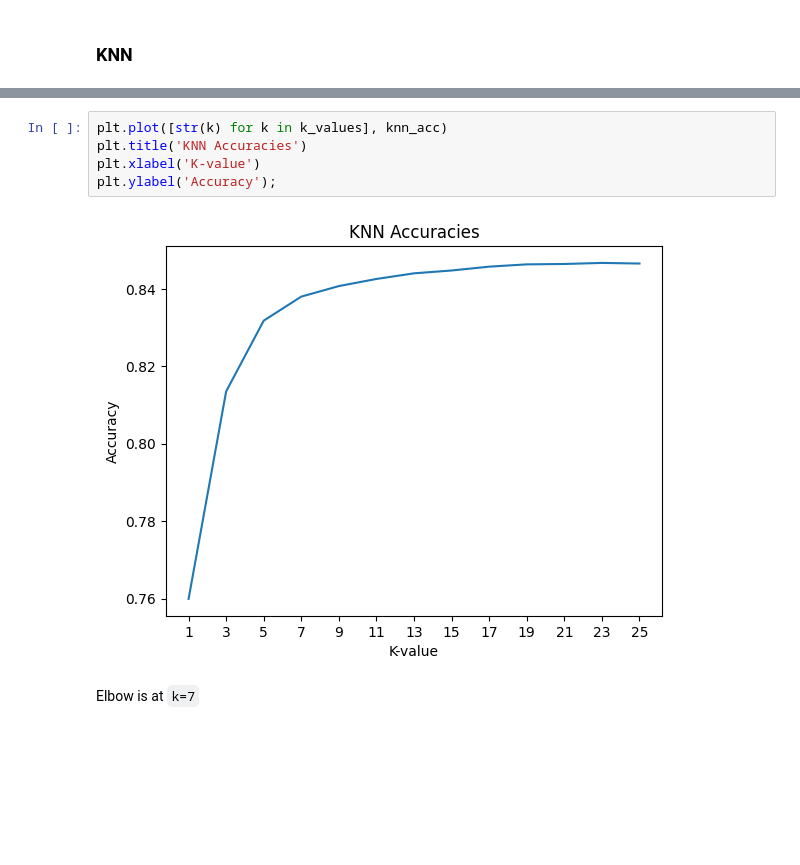
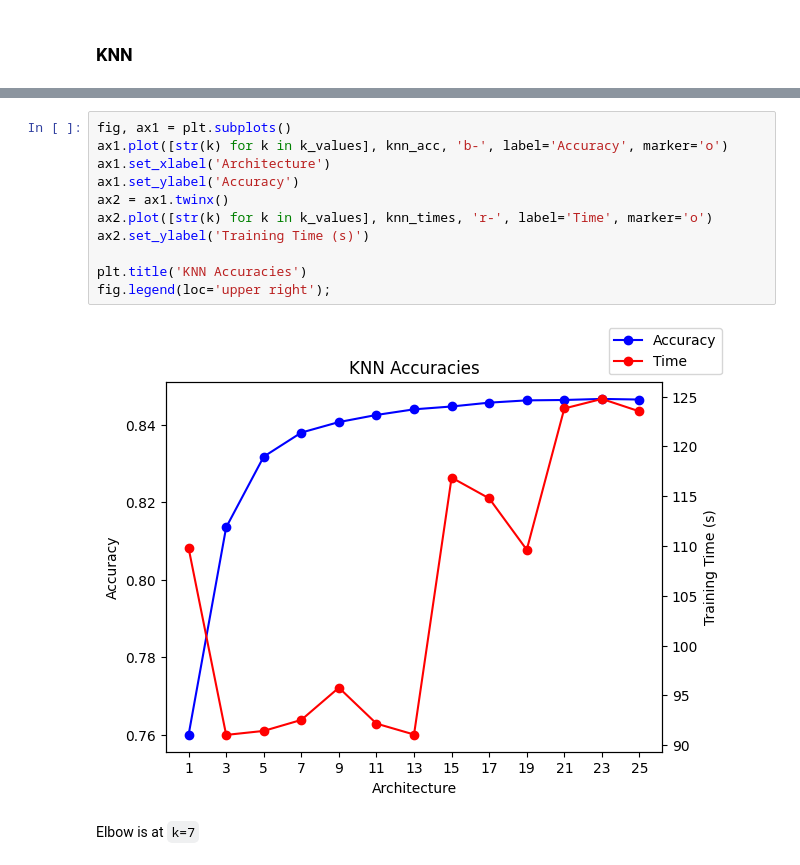
Before and after one commit to tikkikkit21/TrafficAccidentPrediction, a Jupyter notebook: machine_learning2.ipynb, the cells around one changed output, grey strips where cells are left out. Drawn from its saved outputs; the diff is of its cells as text; blank space fills up the shorter version.

```diff
--- a/machine_learning2.ipynb
+++ b/machine_learning2.ipynb
@@ -340,12 +358,18 @@ K=25 (132.2s): 0.846520714819284
 =============
 Best k-value is 23 with an accuracy of 0.8466787335516864
-# %%
-plt.plot([str(k) for k in k_values], knn_acc)
-plt.title('KNN Accuracies')
-plt.xlabel('K-value')
-plt.ylabel('Accuracy');
-# %% [output]
-[figure, removed]
+# %%
+fig, ax1 = plt.subplots()
+ax1.plot([str(k) for k in k_values], knn_acc, 'b-', label='Accuracy', marker='o')
+ax1.set_xlabel('Architecture')
+ax1.set_ylabel('Accuracy')
+ax2 = ax1.twinx()
+ax2.plot([str(k) for k in k_values], knn_times, 'r-', label='Time', marker='o')
+ax2.set_ylabel('Training Time (s)')
+
+plt.title('KNN Accuracies')
+fig.legend(loc='upper right');
+# %% [output]
+[figure, added]
 # %% [markdown]
 Elbow is at `k=7`
 # %%
```
Also changed, not shown: parts of 10 cells of this notebook.
